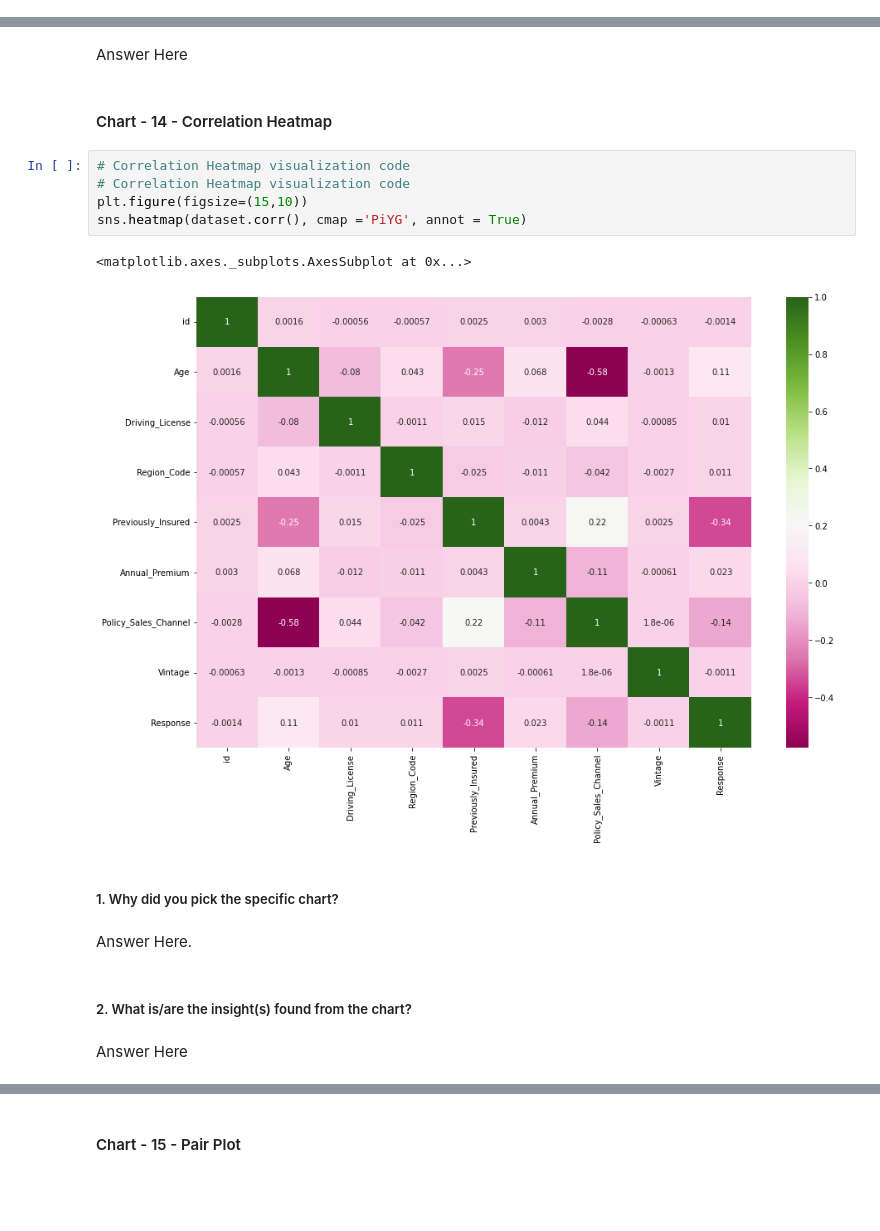
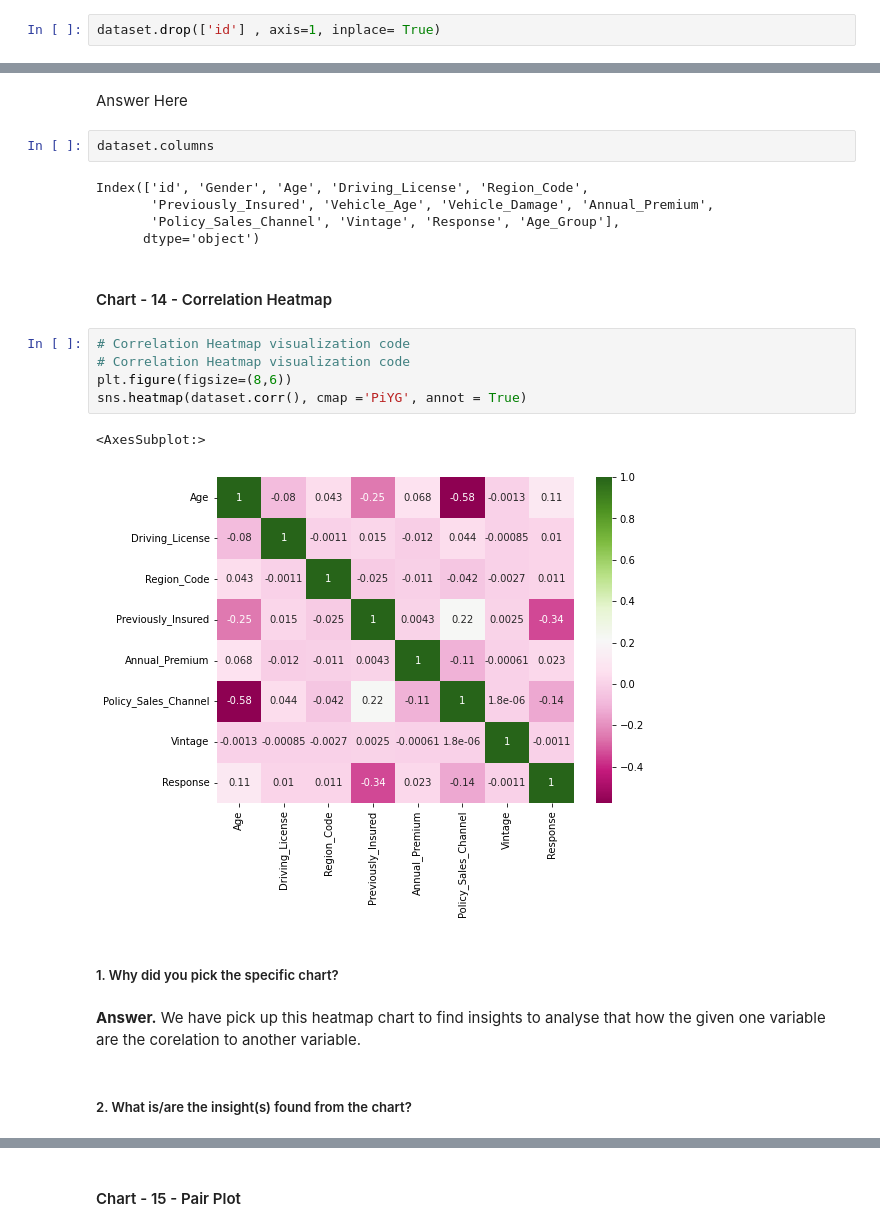
Before and after one commit to Asif-Ansari-bbl/HEALTH-INSURENCE-CROSS-SELL-PREDICTION, a Jupyter notebook: HEALTH_INSURANCE_GROSS_SELL_PREDICTION.ipynb, the cells around one changed output, grey strips where cells are left out. Cells and saved outputs as stored; diff of their text form; blank space fills up the shorter version.

```diff
--- a/HEALTH_INSURANCE_GROSS_SELL_PREDICTION.ipynb
+++ b/HEALTH_INSURANCE_GROSS_SELL_PREDICTION.ipynb
@@ -356,0 +381,2 @@ Data wrangling is the process of removing errors and combining complex data sets
+# %%
+dataset.drop(['id'] , axis=1, inplace= True)
@@ -745,21 +848,26 @@ Answer Here
 Are there any insights that lead to negative growth? Justify with specific reason.
 # %% [markdown]
 Answer Here
+# %%
+dataset.columns
+# %% [output]
+Index(['id', 'Gender', 'Age', 'Driving_License', 'Region_Code',
+       'Previously_Insured', 'Vehicle_Age', 'Vehicle_Damage', 'Annual_Premium',
+       'Policy_Sales_Channel', 'Vintage', 'Response', 'Age_Group'],
+      dtype='object')
 # %% [markdown]
 #### Chart - 14 - Correlation Heatmap
 # %%
 # Correlation Heatmap visualization code
 # Correlation Heatmap visualization code
-plt.figure(figsize=(15,10))
+plt.figure(figsize=(8,6))
 sns.heatmap(dataset.corr(), cmap ='PiYG', annot = True)
 # %% [output]
-<matplotlib.axes._subplots.AxesSubplot at 0x...>
+<AxesSubplot:>
-[figure, old version]
+[figure, new version]
 # %% [markdown]
 ##### 1. Why did you pick the specific chart?
-# %% [markdown]
-Answer Here.
+# %% [markdown]
+  **Answer.** We have pick up this heatmap chart to find insights to analyse that how the given one variable are the corelation to another variable.
 # %% [markdown]
 ##### 2. What is/are the insight(s) found from the chart?
-# %% [markdown]
-Answer Here
```
Also changed, not shown: parts of 122 cells of this notebook.
